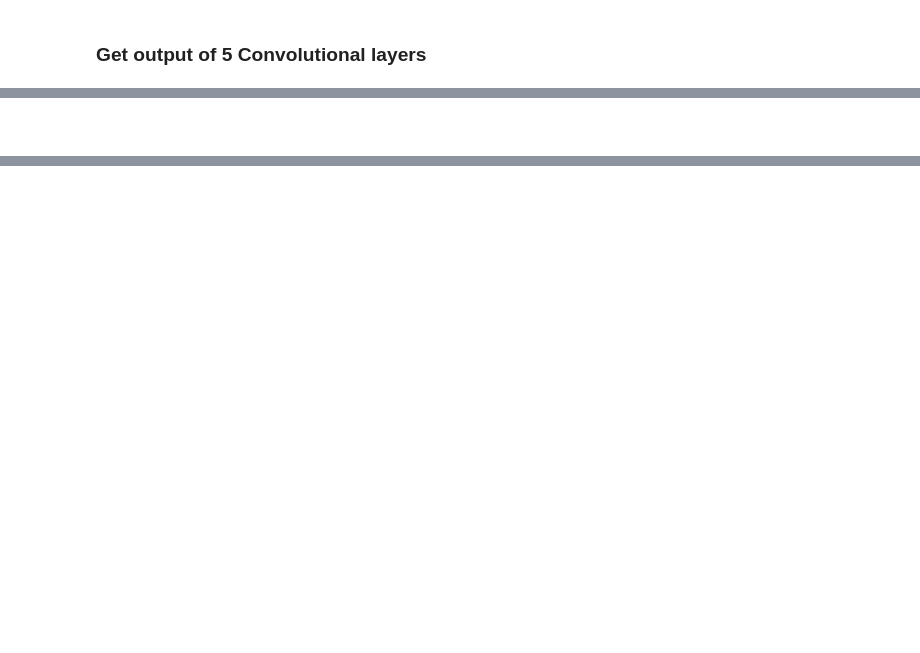
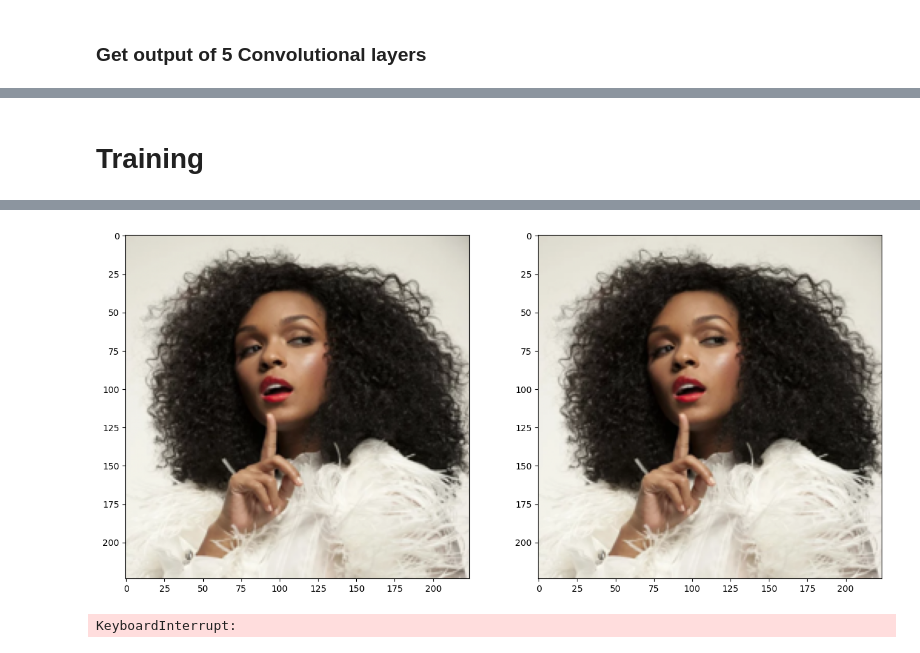
Before and after one commit to trung1309vn/Style_Transfer_tensorflow, a Jupyter notebook: Style_Transfer.ipynb, the cells around one changed output, grey strips where cells are left out. Drawn from its saved outputs; the diff is of its cells as text; code cells hidden in the pictures; blank space fills up the shorter version.

Commit message:
Update full flow for training Style Transfer using pre-trained VGG16

```diff
--- a/Style_Transfer.ipynb
+++ b/Style_Transfer.ipynb
@@ -133,3 +118,3 @@ Use tf.cast instead.
 # %%
 # Layers list to be extracted
-layers_list = [1, 2, 5, 9, 13, 17]
+layers_list = [1, 2, 7, 11, 15]
@@ -146,8 +144,6 @@ def get_features(image, model, layers_list):
-# %%
-def gram_matrix(tensor):
-    # reshape tensor from (batch_size, w, h, filter) to (batch_size, w*h, filter)
-    _, w, h, d = tensor.shape
-    tensor = np.reshape((-1, w * h, d))
-    return np.einsum('BNi,Bi ->BN', tensor, tensor.transpose())
-# %% [markdown]
-###
+# %% [markdown]
+# Training
+# %%
+# Get content feature and style feature. These won't change throughout the training
+content_feature = get_features(content_image, model, layers_list)
+style_feature = get_features(style_image, model, layers_list)
@@ -153,0 +166,31 @@ def gram_matrix(tensor):
+# %%
+target_image_tensor = tf.Variable(target_image, dtype=tf.float32)
+
+def train_step():
+    for i in range(epochs):
+        # Get target feature
+        style_transfer_loss = 0.0
+        with tf.GradientTape() as tape:
+            tape.watch(target_image_tensor)
+            target_feature = get_features(target_image_tensor, model, layers_list)
+
+            # Calculate content loss (mse in Conv4 layers)
+            content_loss = mse_loss_fn(content_feature[4], target_feature[4])
+
+            # Calculate style loss (mse in 5 Conv layers with weight)
+            style_loss = 0.0
+            for j, weight in enumerate(style_loss_weights):
+                style_loss += weight * mse_loss_fn(gram_matrix(style_feature[j]), gram_matrix(target_feature[j]))
+
+            style_transfer_loss += alpha * content_loss + beta * style_loss
+
+        if (i % show_every == 0):
+            style_transfer_loss_val = style_transfer_loss.numpy()
+            print("Content loss: ", style_transfer_loss_val)
+            show_image(content_image, target_image_tensor.numpy())
+
+        grads = tape.gradient(style_transfer_loss, target_image_tensor)
+        optimizer.apply_gradients(zip([grads], [target_image_tensor]))
+# %%
+train_step()
+# %% [output]
@@ -153,0 +198,2 @@ def gram_matrix(tensor):
+[figure, added]
+KeyboardInterrupt:
```
Also changed, not shown: parts of 9 cells of this notebook.
